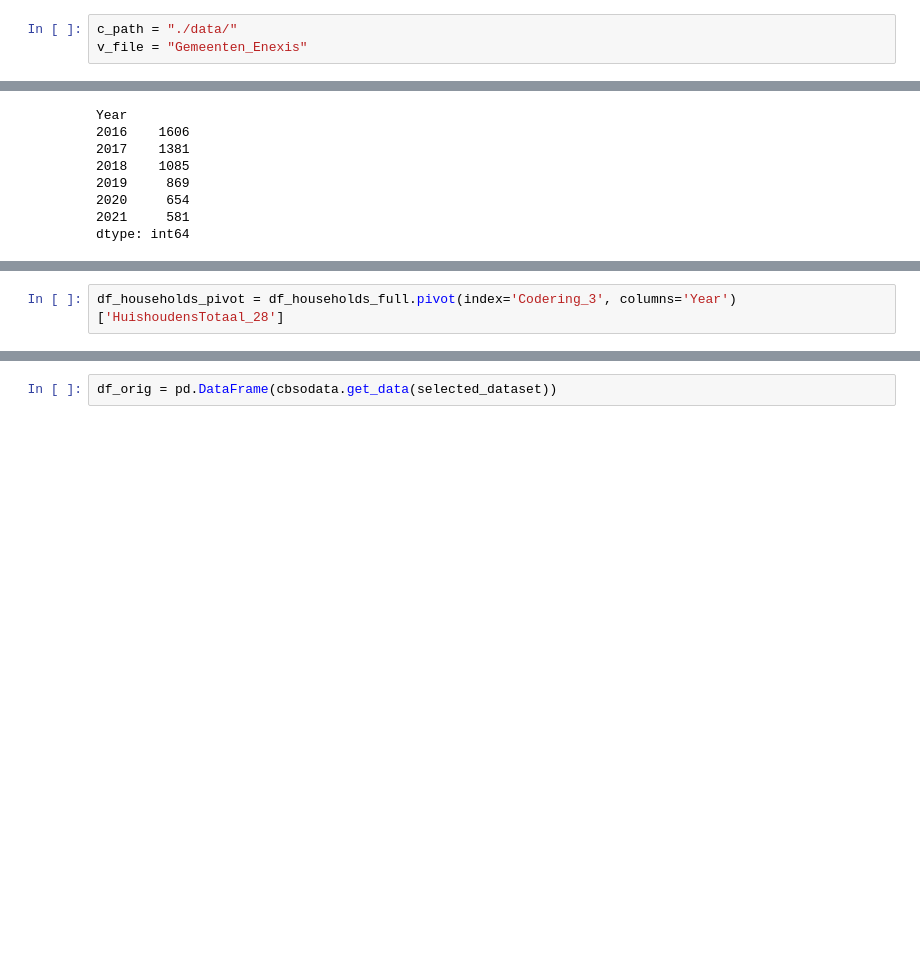
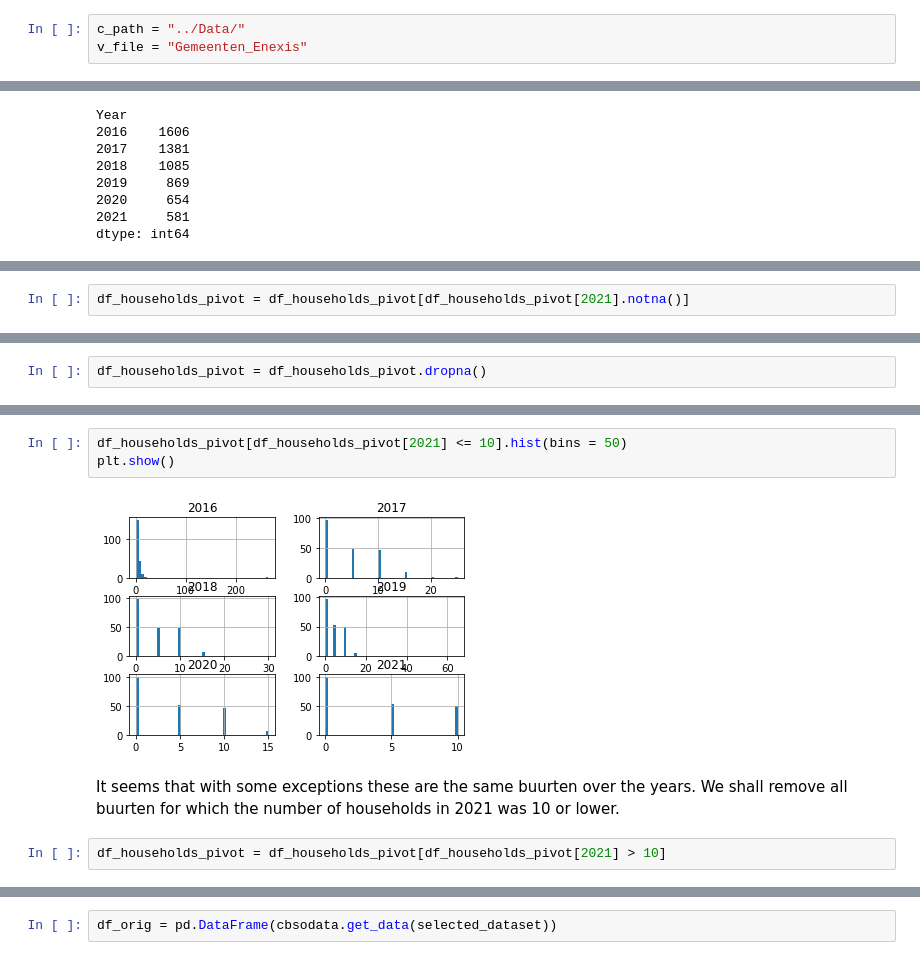
Before and after one commit to expert-solutions/Enexis-case-study, a Jupyter notebook: Data understanding/Enexis CBS Kernzijfers Data Preparation.ipynb, the cells around one changed output, grey strips where cells are left out. Cells and saved outputs as stored; diff of their text form; blank space fills up the shorter version.

```diff
--- a/Data understanding/Enexis CBS Kernzijfers Data Preparation.ipynb
+++ b/Data understanding/Enexis CBS Kernzijfers Data Preparation.ipynb
@@ -37,7 +36,7 @@ data_years = {'85039NED' : 2021,
 # %% [markdown]
 First, make a list of gemeenten in Enexis zone
 # %%
-c_path = "./data/"
+c_path = "../Data/"
 v_file = "Gemeenten_Enexis"
 # %%
 gem_Enexis     = pd.read_csv(filepath_or_buffer = c_path + v_file + ".csv",
@@ -207,2 +193,0 @@ memory usage: 706.6+ KB
-# %%
-df_households_pivot = df_households_full.pivot(index='Codering_3', columns='Year')['HuishoudensTotaal_28']
@@ -247,0 +194,2 @@ This stage is almost finished but still needs to be completed, i.e. filter out b
+# %%
+df_households_pivot = df_households_pivot[df_households_pivot[2021].notna()]
@@ -247,0 +198,2 @@ This stage is almost finished but still needs to be completed, i.e. filter out b
+# %%
+df_households_pivot = df_households_pivot.dropna()
@@ -247,0 +252,9 @@ This stage is almost finished but still needs to be completed, i.e. filter out b
+# %%
+df_households_pivot[df_households_pivot[2021] <= 10].hist(bins = 50)
+plt.show()
+# %% [output]
+[figure, added]
+# %% [markdown]
+It seems that with some exceptions these are the same buurten over the years. We shall remove all buurten for which the number of households in 2021 was 10 or lower.
+# %%
+df_households_pivot = df_households_pivot[df_households_pivot[2021] > 10]
```
Also changed, not shown: parts of 76 cells of this notebook, 3 other files.
